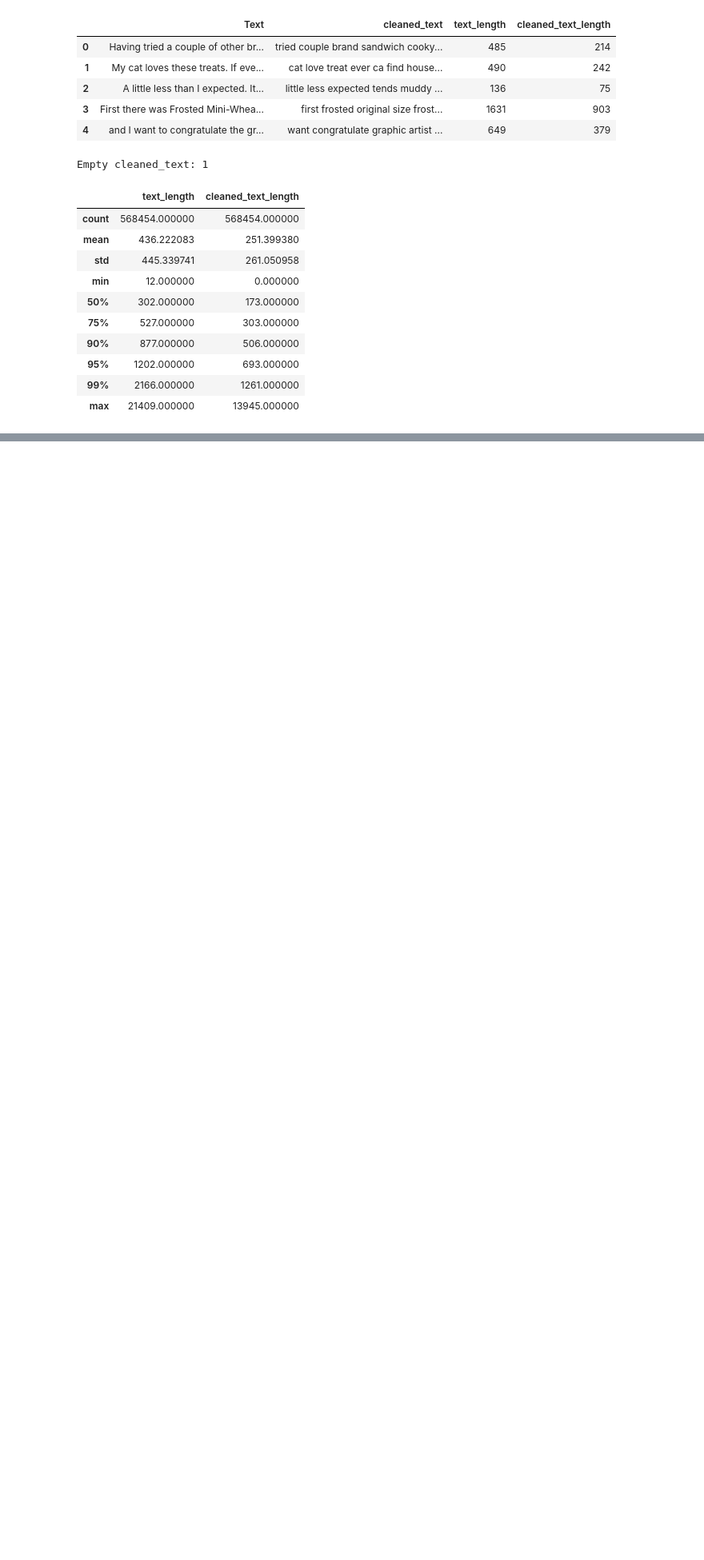
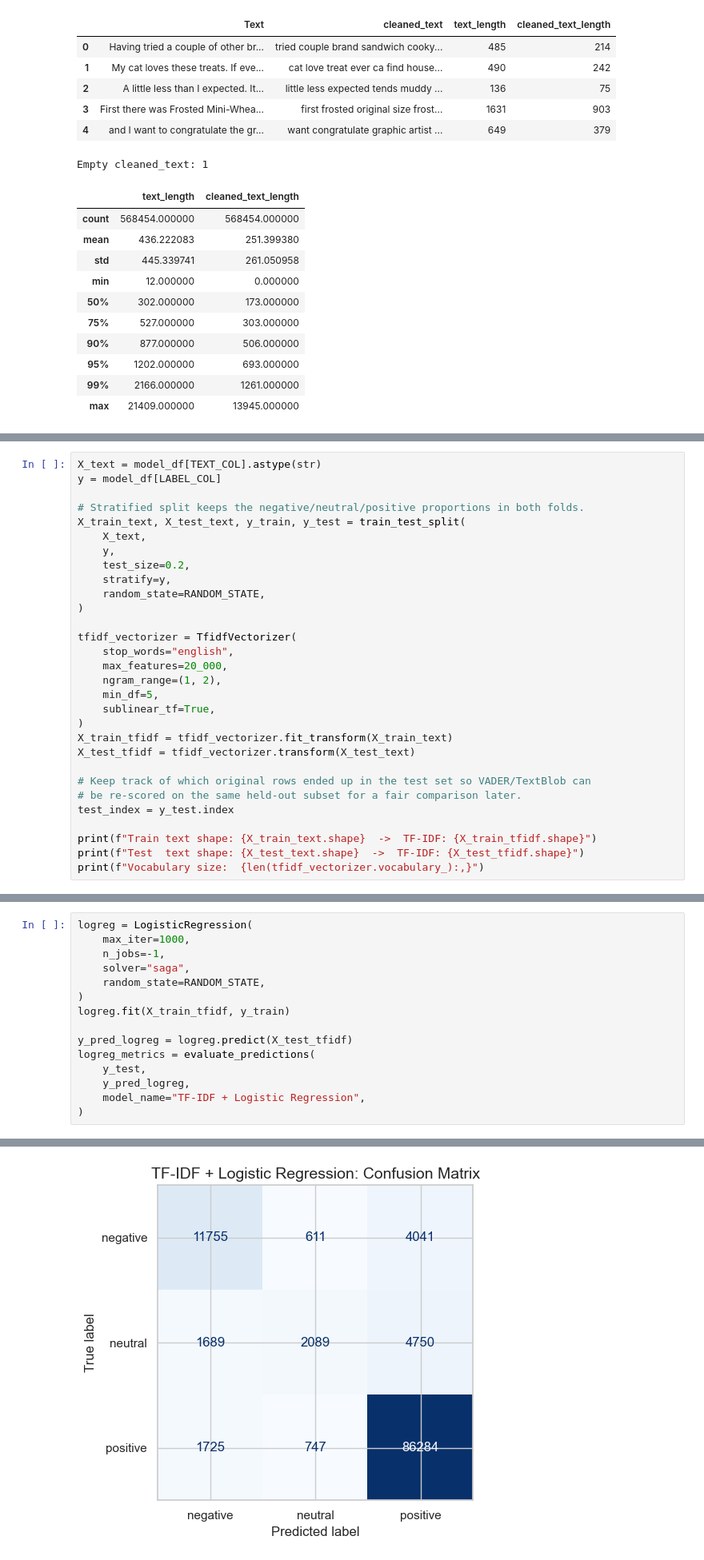
Before and after one commit to AdvayChandramouli/amazon-food-reviews, a Jupyter notebook: amazon_semantic_analysis.ipynb, the cells around one changed output, grey strips where cells are left out. Shown at 80% size. Drawn from its saved outputs; the diff is of its cells as text; blank space fills up the shorter version.

```diff
--- a/amazon_semantic_analysis.ipynb
+++ b/amazon_semantic_analysis.ipynb
@@ -404,0 +679,30 @@ Empty cleaned_text: 1
+# %%
+X_text = model_df[TEXT_COL].astype(str)
+y = model_df[LABEL_COL]
+
+# Stratified split keeps the negative/neutral/positive proportions in both folds.
+X_train_text, X_test_text, y_train, y_test = train_test_split(
+    X_text,
+    y,
+    test_size=0.2,
+    stratify=y,
+    random_state=RANDOM_STATE,
+)
+
+tfidf_vectorizer = TfidfVectorizer(
+    stop_words="english",
+    max_features=20_000,
+    ngram_range=(1, 2),
+    min_df=5,
+    sublinear_tf=True,
+)
+X_train_tfidf = tfidf_vectorizer.fit_transform(X_train_text)
+X_test_tfidf = tfidf_vectorizer.transform(X_test_text)
+
+# Keep track of which original rows ended up in the test set so VADER/TextBlob can
+# be re-scored on the same held-out subset for a fair comparison later.
+test_index = y_test.index
+
+print(f"Train text shape: {X_train_text.shape}  ->  TF-IDF: {X_train_tfidf.shape}")
+print(f"Test  text shape: {X_test_text.shape}  ->  TF-IDF: {X_test_tfidf.shape}")
+print(f"Vocabulary size:  {len(tfidf_vectorizer.vocabulary_):,}")
@@ -404,0 +719,16 @@ Empty cleaned_text: 1
+# %%
+logreg = LogisticRegression(
+    max_iter=1000,
+    n_jobs=-1,
+    solver="saga",
+    random_state=RANDOM_STATE,
+)
+logreg.fit(X_train_tfidf, y_train)
+
+y_pred_logreg = logreg.predict(X_test_tfidf)
+logreg_metrics = evaluate_predictions(
+    y_test,
+    y_pred_logreg,
+    model_name="TF-IDF + Logistic Regression",
+)
+# %% [output]
@@ -404,0 +748 @@ Empty cleaned_text: 1
+[figure, added]
```
Also changed, not shown: parts of 24 cells of this notebook, 2 other files.
